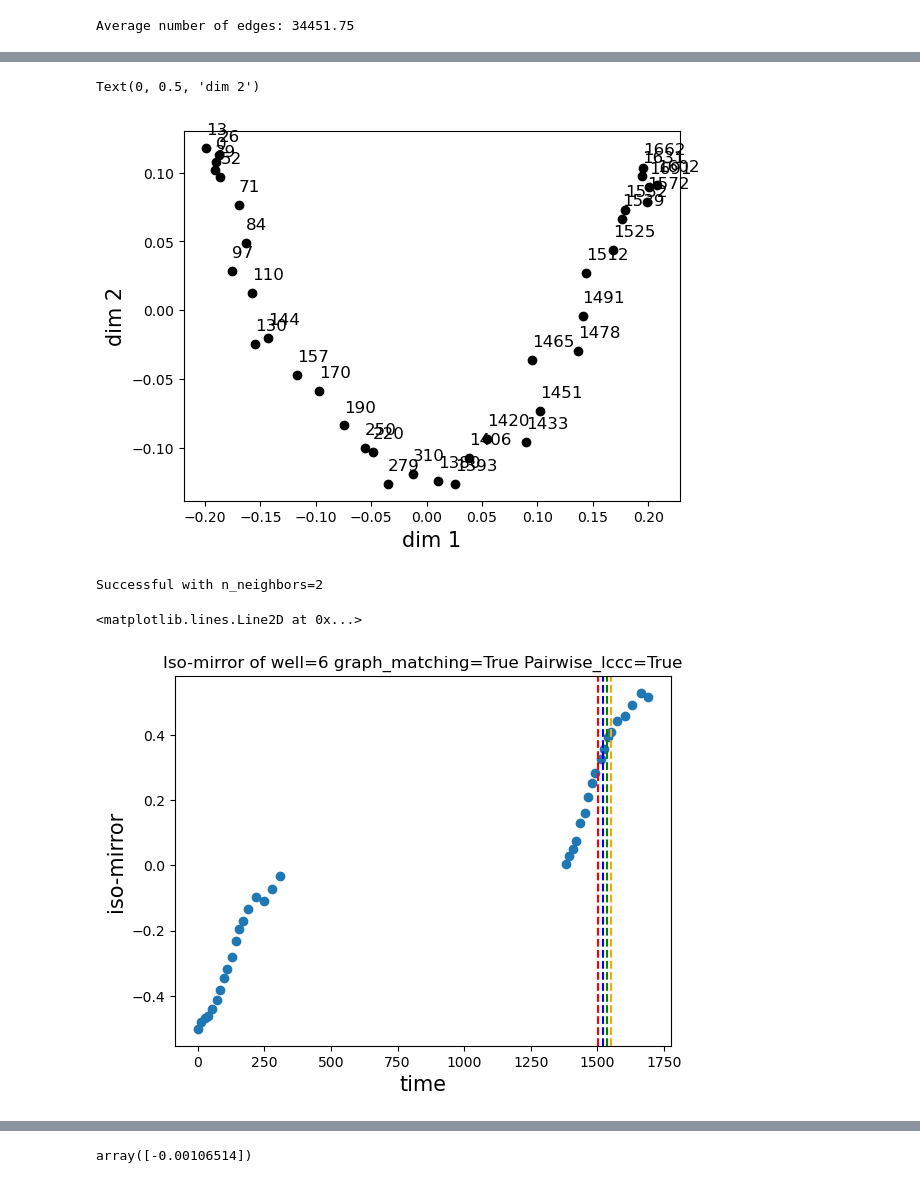
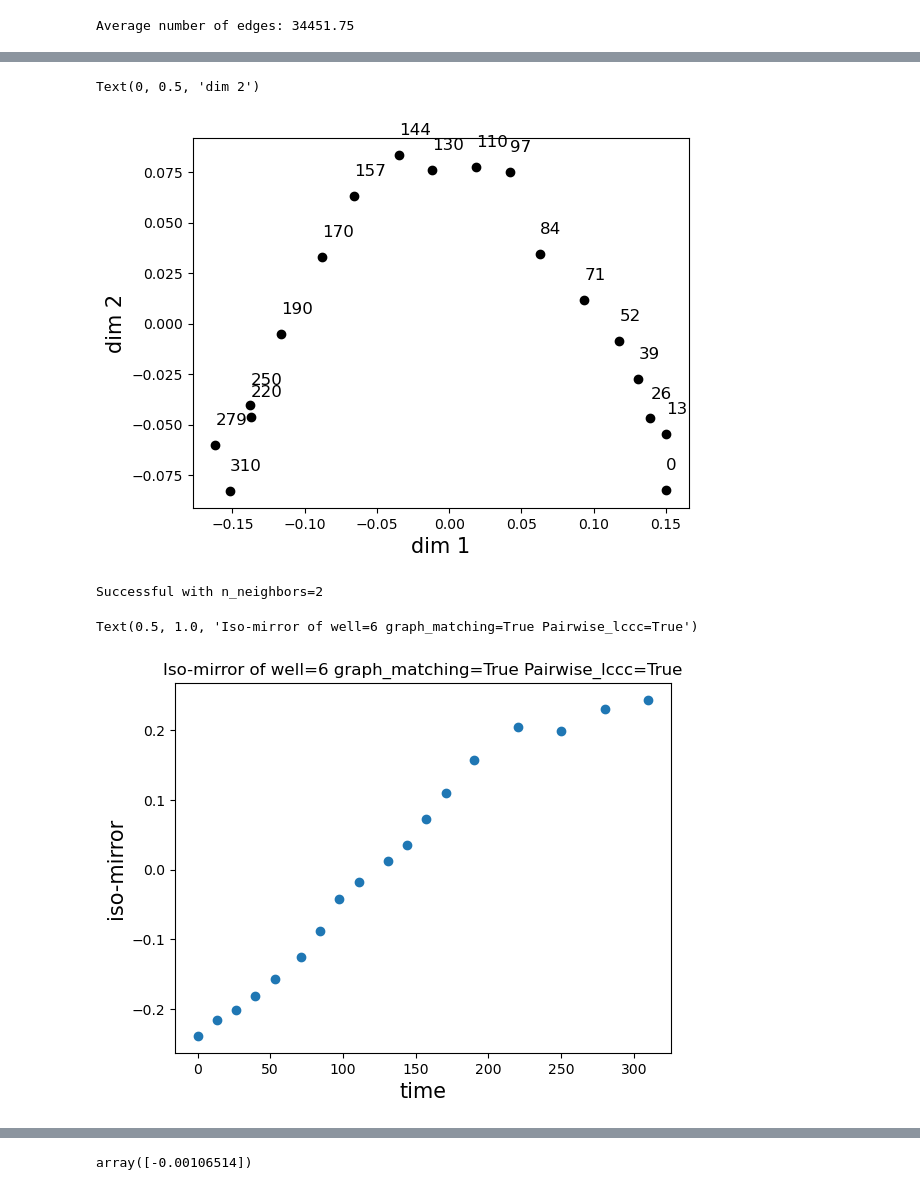
Before and after one commit to TianyiChen97/Organoid, a Jupyter notebook: Iso-mirror-TBS-no-window_pairwiseLCCC.ipynb, the cells around one changed output, grey strips where cells are left out. Drawn from its saved outputs; the diff is of its cells as text; code cells hidden in the pictures.

```diff
--- a/Iso-mirror-TBS-no-window_pairwiseLCCC.ipynb
+++ b/Iso-mirror-TBS-no-window_pairwiseLCCC.ipynb
@@ -220,7 +220,7 @@ for i in range(1, m):
      # Printing the before and after norms to see the difference
     #print(f"Frob diff before GM: {before_norm}, After GM: {after_norm},OFV before GM: {fun_I}, After GM: {ofv}")
 # %%
-choosen_time_points=range(m)
+choosen_time_points=range(18)
 tm=choosen_time_points
 
 D=np.zeros([len(tm),len(tm)])
@@ -308 +291,3 @@ CMDS embedding dim: 3
+# %%
+time_diff_chosen = [time_diff[i] for i in choosen_time_points]
 # %%
@@ -318,30 +303,30 @@ plt.xlabel("dim 1",fontsize=15)
 plt.ylabel("dim 2",fontsize=15)
 # %% [output]
 Text(0, 0.5, 'dim 2')
-[figure, old version]
+[figure, new version]
 # %%
 ## ISOMAP fitting on CMDS result
 
 optimal_n_neighbors = find_optimal_neighbors(MDS)
 embedding = Isomap(n_neighbors=optimal_n_neighbors,n_components=1)
 iso = embedding.fit_transform(MDS)
 iso=iso[:,0]
 
 if iso[0]>0:
     iso=-iso
 else:
     iso=iso
 
-plt.scatter(time_diff,iso)
+plt.scatter(time_diff_chosen,iso)
 plt.xlabel("time",fontsize=15)
 plt.ylabel("iso-mirror",fontsize=15)
 plt.title("Iso-mirror of well=" + str(well_number)+' graph_matching='+str(graph_matching)+' Pairwise_lccc='+str(Pairwise_lccc))
-plt.axvline(x=stimulus_time_diff[0], color='red', linestyle='--', label='stimu 1')
-plt.axvline(x=stimulus_time_diff[1], color='blue', linestyle='--', label='stimu 2')
-plt.axvline(x=stimulus_time_diff[2], color='green', linestyle='--', label='stimu 3')
-plt.axvline(x=stimulus_time_diff[3], color='orange', linestyle='--', label='stimu 4')
+#plt.axvline(x=stimulus_time_diff[0], color='red', linestyle='--', label='stimu 1')
+#plt.axvline(x=stimulus_time_diff[1], color='blue', linestyle='--', label='stimu 2')
+#plt.axvline(x=stimulus_time_diff[2], color='green', linestyle='--', label='stimu 3')
+#plt.axvline(x=stimulus_time_diff[3], color='orange', linestyle='--', label='stimu 4')
 # %% [output]
 Successful with n_neighbors=2
-<matplotlib.lines.Line2D at 0x...>
+Text(0.5, 1.0, 'Iso-mirror of well=6 graph_matching=True Pairwise_lccc=True')
-[figure, old version]
+[figure, new version]
 # %%
```
Also changed, not shown: parts of 5 cells of this notebook, 2 other files.
